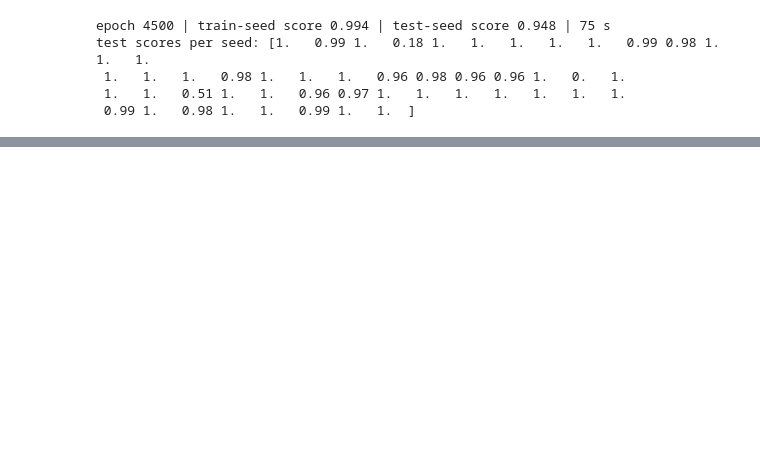
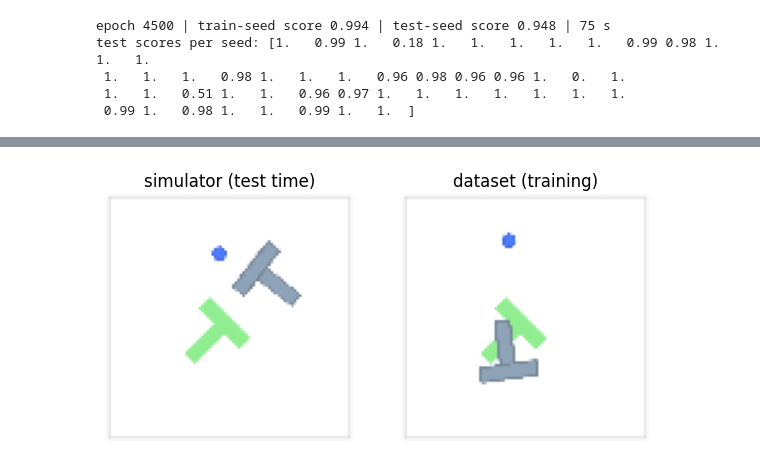
Before and after one commit to SaynaSarvar/visuomotor-diffusion-policy-pusht-reimplementation, a Jupyter notebook: notebooks/pusht_diffusion_policy.ipynb, the cells around one changed output, grey strips where cells are left out. Saved outputs shown, nothing was run; the diff lists cells and outputs as text; code cells hidden in the pictures; blank space fills up the shorter version.

```diff
--- a/notebooks/pusht_diffusion_policy.ipynb
+++ b/notebooks/pusht_diffusion_policy.ipynb
@@ -834,0 +1333,5 @@ with open(f"{CKPT_DIR}/ablation_results.json", "w") as f:
+# %%
+alphas_d = alphas.to(device)
+betas_d  = betas.to(device)
+ab_prev  = torch.cat([torch.ones(1), alphas_cumprod[:-1]]).to(device)
+print("ready:", ab_prev.shape, alphas_d.shape, betas_d.shape)
@@ -834,0 +1340,85 @@ with open(f"{CKPT_DIR}/ablation_results.json", "w") as f:
+# %%
+from diffusion_policy.env.pusht.pusht_image_env import PushTImageEnv
+
+pos_stats = {"min": obs_stats["min"][18:20], "max": obs_stats["max"][18:20]}      # pusher-position part of the old stats
+
+def prep_obs(img_hist, pos_hist):
+    """Last T_o frames -> network input: center crop 84x84, scale to [-1, 1]; pusher positions normalized."""
+    im = np.stack(img_hist)[:, :, 6:90, 6:90] * 2 - 1                              # (T, 3, 84, 84)
+    ps = normalize(np.stack(pos_hist), pos_stats)                                   # (T, 2)
+    return im.astype(np.float32), ps.astype(np.float32)
+
+@torch.no_grad()
+def sample_img(policy, image, agent_pos):
+    """image: (B, 2, 3, 84, 84), agent_pos: (B, 2, 2) -> (B, 16, 2) normalized actions."""
+    B = image.shape[0]
+    feats = policy.encode(image, agent_pos)                        # the picture is the same for all 100 steps: encode once
+    x = torch.randn(B, 16, 2, device=device)
+    for k in reversed(range(K)):
+        kk  = torch.full((B,), k, device=device, dtype=torch.long)
+        eps = policy.unet(x, kk, feats)
+        x0 = ((x - torch.sqrt(1 - ab[k]) * eps) / torch.sqrt(ab[k])).clamp(-1, 1)
+        coef1 = torch.sqrt(ab_prev[k]) * betas_d[k] / (1 - ab[k])
+        coef2 = torch.sqrt(alphas_d[k]) * (1 - ab_prev[k]) / (1 - ab[k])
+        mean  = coef1 * x0 + coef2 * x
+        if k > 0:
+            var = betas_d[k] * (1 - ab_prev[k]) / (1 - ab[k])
+            x = mean + torch.sqrt(var) * torch.randn_like(x)
+        else:
+            x = mean
+    return x
+
+@torch.no_grad()
+def evaluate_img(policy, seeds, max_steps=300, T_o=2, T_a=8):
+    envs = []
+    for s in seeds:
+        e = PushTImageEnv(legacy=True, render_size=96)
+        e.seed(s)
+        envs.append(e)
+    first = [e.reset() for e in envs]
+    img_hist = [[o["image"]] * T_o for o in first]
+    pos_hist = [[o["agent_pos"]] * T_o for o in first]
+    max_r = np.zeros(len(envs)); steps = np.zeros(len(envs), dtype=int); done = np.zeros(len(envs), dtype=bool)
+
+    while not done.all():
+        active = [i for i in range(len(envs)) if not done[i]]
+        pairs = [prep_obs(img_hist[i][-T_o:], pos_hist[i][-T_o:]) for i in active]
+        image = torch.from_numpy(np.stack([p[0] for p in pairs])).to(device)
+        apos  = torch.from_numpy(np.stack([p[1] for p in pairs])).to(device)
+        plans = unnormalize(sample_img(policy, image, apos).cpu().numpy(), action_stats)
+        for j, i in enumerate(active):
+            for a in plans[j, :T_a]:
+                o, r, d, _ = envs[i].step(a)
+                img_hist[i].append(o["image"]); pos_hist[i].append(o["agent_pos"])
+                max_r[i] = max(max_r[i], r); steps[i] += 1
+                if d or steps[i] >= max_steps:
+                    done[i] = True
+                    break
+    return max_r
+
+def load_img_ema(path):
+    ck = torch.load(path, map_location="cpu")
+    m = ImagePolicy(tuple(ck["down_dims"]))
+    m.load_state_dict({k_: v.float() for k_, v in ck["ema"].items()})
+    print("loaded EMA from epoch", ck["epoch"])
+    return m.to(device).eval()
+
+# 1) simulator picture vs dataset picture
+e = PushTImageEnv(legacy=True, render_size=96); e.seed(100000)
+sim_img = e.reset()["image"]                                       # (3, 96, 96) in [0, 1]
+ds_img  = imgs[int(starts[0])].astype(np.float32) / 255            # (96, 96, 3)
+print("simulator picture: min", sim_img.min().round(3), "max", sim_img.max().round(3))
+print("dataset picture  : min", ds_img.min().round(3),  "max", ds_img.max().round(3))
+fig, ax = plt.subplots(1, 2, figsize=(7, 3.6))
+ax[0].imshow(np.moveaxis(sim_img, 0, -1)); ax[0].set_title("simulator (test time)")
+ax[1].imshow(ds_img);                      ax[1].set_title("dataset (training)")
+for a_ in ax: a_.axis("off")
+plt.show()
+
+# 2) quick pipeline check with the 30-epoch smoke checkpoint, 10 test seeds
+smoke = load_img_ema(f"{CKPT_DIR}/image_smoke/ema_epoch_0030.pt")
+torch.manual_seed(0)
+t0 = time.time()
+r = evaluate_img(smoke, list(range(100000, 100010)))
+print("smoke checkpoint (30 epochs), 10 test seeds:", np.round(r, 2), "| mean", round(float(r.mean()), 3), f"| {time.time()-t0:.0f} s")
+# %% [output]
@@ -834,0 +1427 @@ with open(f"{CKPT_DIR}/ablation_results.json", "w") as f:
+[figure, added]
```
Also changed, not shown: parts of 30 cells of this notebook, 14 other files.
